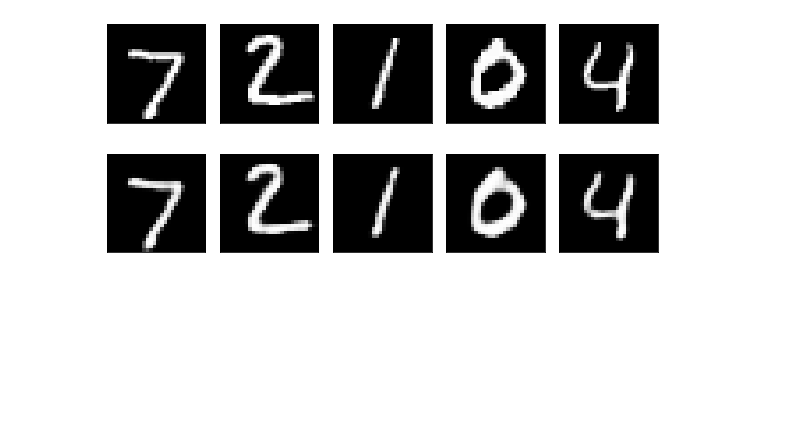
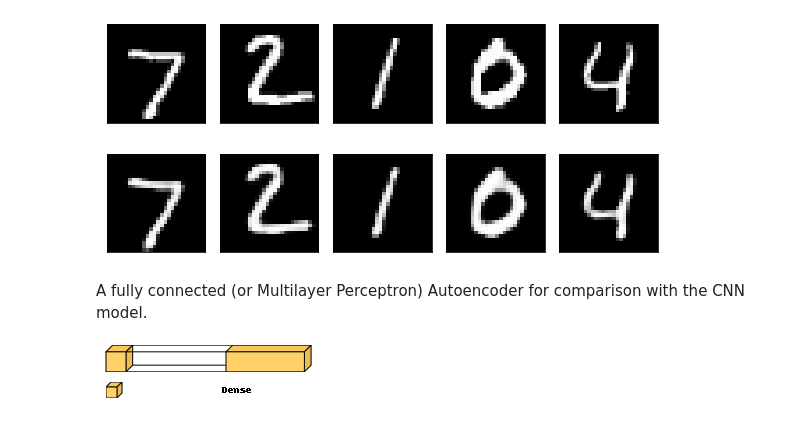
Before and after one commit to neural-data-science-lab/DL-intro-2022, a Jupyter notebook: MNIST-CNN-Keras.ipynb, the cells around one changed output. Drawn from its saved outputs; the diff is of its cells as text; code cells hidden in the pictures; blank space fills up the shorter version.

Commit message:
adds MLP Autoencoder (and PCA)

```diff
--- a/MNIST-CNN-Keras.ipynb
+++ b/MNIST-CNN-Keras.ipynb
@@ -362,3 +365,29 @@ predictions = model.predict(x_test)
 draw_predictions_set(predictions)
 # %% [output]
 [figure]
+# %% [markdown]
+A fully connected (or Multilayer Perceptron) Autoencoder for comparison with the CNN model.
+# %%
+batch_size = 128
+epochs = 20
+num_latent_vars = 20
+pixels_per_image = np.prod(x_train.shape[1:])
+
+model = keras.Sequential(
+    [
+        layers.Dense(num_latent_vars, input_dim=pixels_per_image, activation='relu'),
+        layers.Dense(pixels_per_image, activation='sigmoid')
+        ]
+)
+
+# PCA as a neural network model
+# model = keras.Sequential(
+#    [
+#        layers.Dense(num_latent_vars, input_dim=pixels_per_image, activation='linear'),
+#        layers.Dense(pixels_per_image, activation='linear')
+#        ]
+#)
+# %%
+visualkeras.layered_view(model, legend=True, scale_xy=10, scale_z=0.1, draw_volume=True, spacing = 100)
+# %% [output]
+[figure, added]
```
Also changed, not shown: parts of 7 cells of this notebook.
